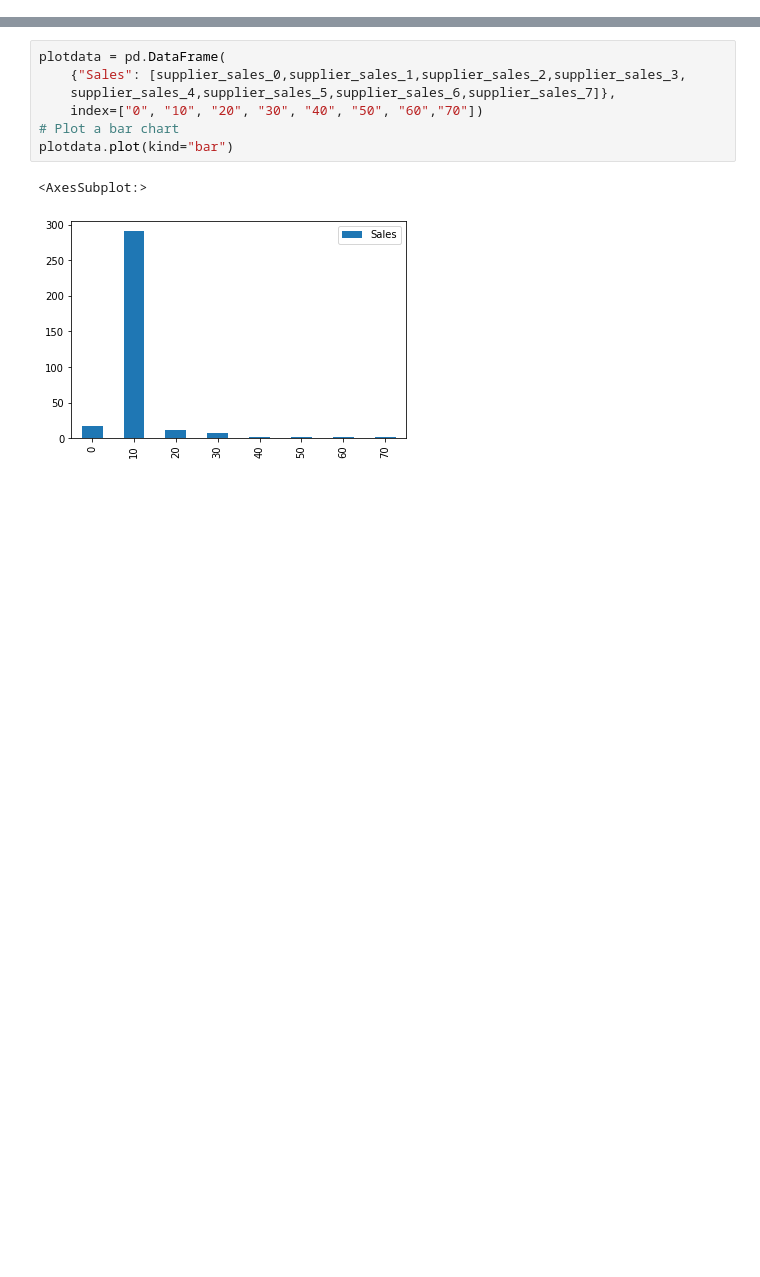
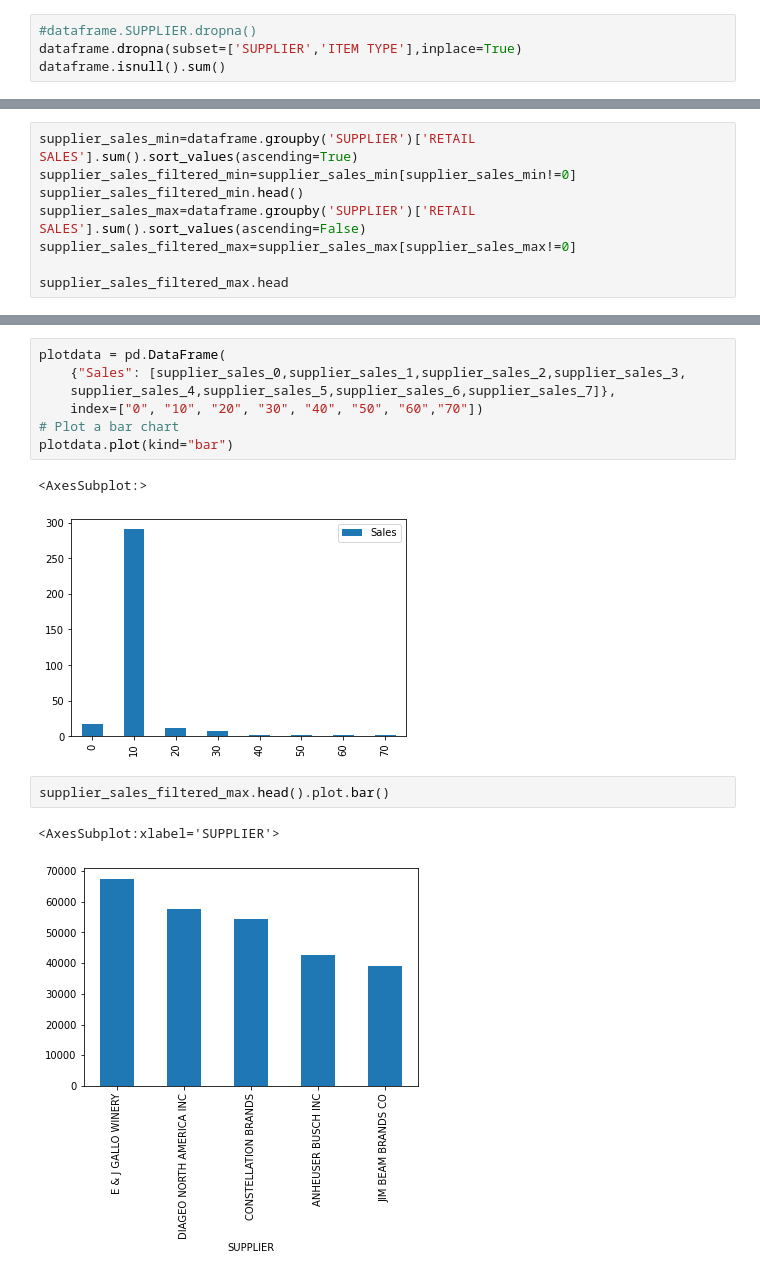
Before and after one commit to Gricel18/DataScience-Proyecto-Warehouse, a Jupyter notebook: Warehouse/script.ipynb, the cells around one changed output, grey strips where cells are left out. Drawn from its saved outputs; the diff is of its cells as text; blank space fills up the shorter version.

```diff
--- a/Warehouse/script.ipynb
+++ b/Warehouse/script.ipynb
@@ -53,0 +86,4 @@ print(count) #0
+# %%
+#dataframe.SUPPLIER.dropna()
+dataframe.dropna(subset=['SUPPLIER','ITEM TYPE'],inplace=True)
+dataframe.isnull().sum()
@@ -111,3 +170,11 @@ URUGUAY IMPORTS LTD                WINE            1
 CALVERT BREWING COMPANY            BEER            1
 LABATT USA OPERATING CO LLC        KEGS            1
 Name: ITEM TYPE, Length: 504, dtype: int64
+# %%
+supplier_sales_min=dataframe.groupby('SUPPLIER')['RETAIL SALES'].sum().sort_values(ascending=True)
+supplier_sales_filtered_min=supplier_sales_min[supplier_sales_min!=0]
+supplier_sales_filtered_min.head()
+supplier_sales_max=dataframe.groupby('SUPPLIER')['RETAIL SALES'].sum().sort_values(ascending=False)
+supplier_sales_filtered_max=supplier_sales_max[supplier_sales_max!=0]
+
+supplier_sales_filtered_max.head
@@ -149,3 +237,8 @@ plotdata.plot(kind="bar")
 # %% [output]
 <AxesSubplot:>
 [figure]
+# %%
+supplier_sales_filtered_max.head().plot.bar()
+# %% [output]
+<AxesSubplot:xlabel='SUPPLIER'>
+[figure, added]
```
Also changed, not shown: parts of 16 cells of this notebook.
